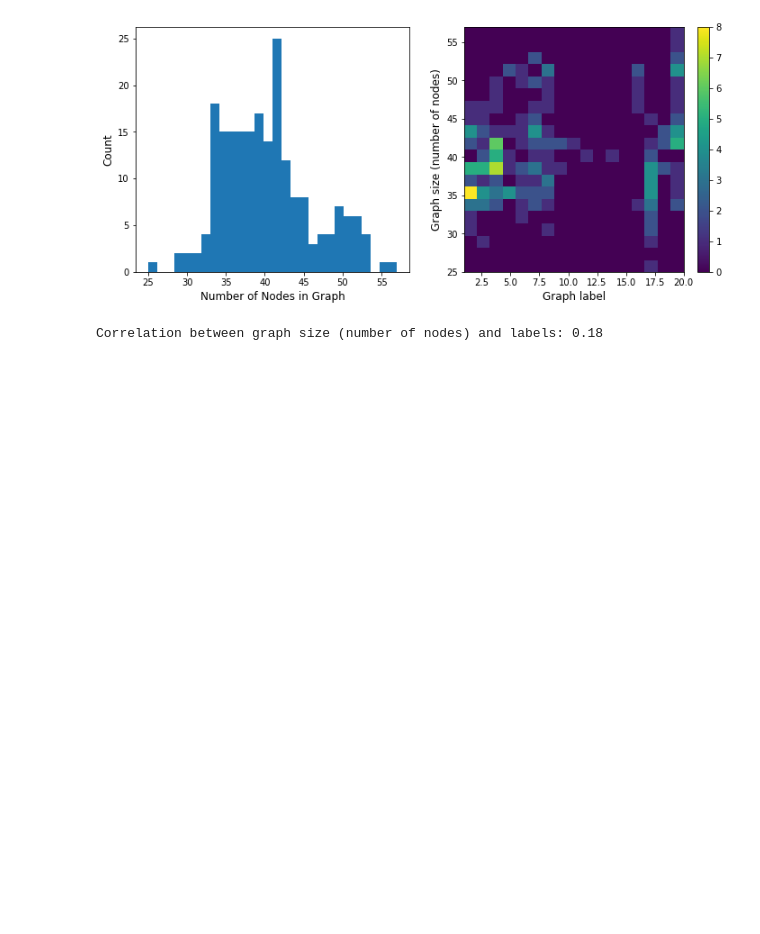
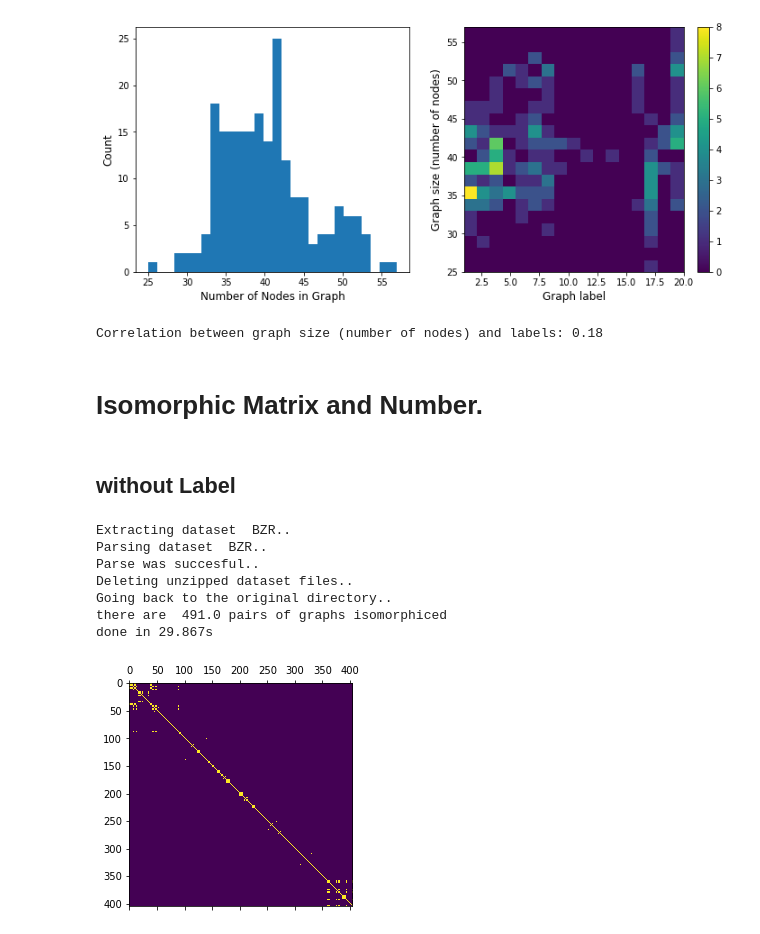
Before and after one commit to LeeYuuuan/Graph-Kernel-Isomorphic-, a Jupyter notebook: TUDatasetAnalsis.ipynb, the cells around one changed output. Drawn from its saved outputs; the diff is of its cells as text; code cells hidden in the pictures; blank space fills up the shorter version.

```diff
--- a/TUDatasetAnalsis.ipynb
+++ b/TUDatasetAnalsis.ipynb
@@ -171,3 +194,26 @@ def GetSummary(name):
+# %%
+def CreateFeatureMatrix(graphs,is_node_labeled,is_edge_labeled):
+    feature_matrix = np.zeros([len(graphs),len(graphs)])
+    for i in range(len(graphs)):
+      for j in range(len(graphs)):
+        feature_matrix[i,j] = IsIsomorphicDefault(graphs[i],graphs[j],is_node_labeled,is_edge_labeled)
+
+
+    return feature_matrix
+# %%
+def GetIsomorphicFeatureMatrix(dataset_name,is_node_labeled,is_edge_labeled):
+    G, y = GetGraphData(dataset_name)
+    all_graph = GetAllGraph(G)
+    return CreateFeatureMatrix(all_graph,is_node_labeled,is_edge_labeled), y
+# %%
+
+def DrawIsomorphicMatrix(dataset_name, is_node_labeled, is_edge_labeled):
+
+    sumIso = 0
+    fm, y = GetIsomorphicFeatureMatrix(dataset_name,is_node_labeled,is_edge_labeled)
+
+    plt.matshow(fm)
+    print("there are ",(np.sum(fm) - fm.shape[0])/2, "pairs of graphs isomorphiced" )
 # %% [markdown]
 ## BZR
 # %%
@@ -388,3 +418,7 @@ VISUALIZATIONS:
 Max nodes in consideration: 57
 [figure]
 Correlation between graph size (number of nodes) and labels: 0.18
+# %% [markdown]
+# Isomorphic Matrix and Number.
+# %% [markdown]
+## without Label
@@ -390,0 +427,13 @@ Correlation between graph size (number of nodes) and labels: 0.18
+# %%
+t0 = time.time()
+DrawIsomorphicMatrix("BZR", False, False)
+print("done in %0.3fs\n" % (time.time() - t0))
+# %% [output]
+Extracting dataset  BZR..
+Parsing dataset  BZR..
+Parse was succesful..
+Deleting unzipped dataset files..
+Going back to the original directory..
+there are  491.0 pairs of graphs isomorphiced
+done in 29.867s
+[figure, added]
```
Also changed, not shown: parts of 24 cells of this notebook.
